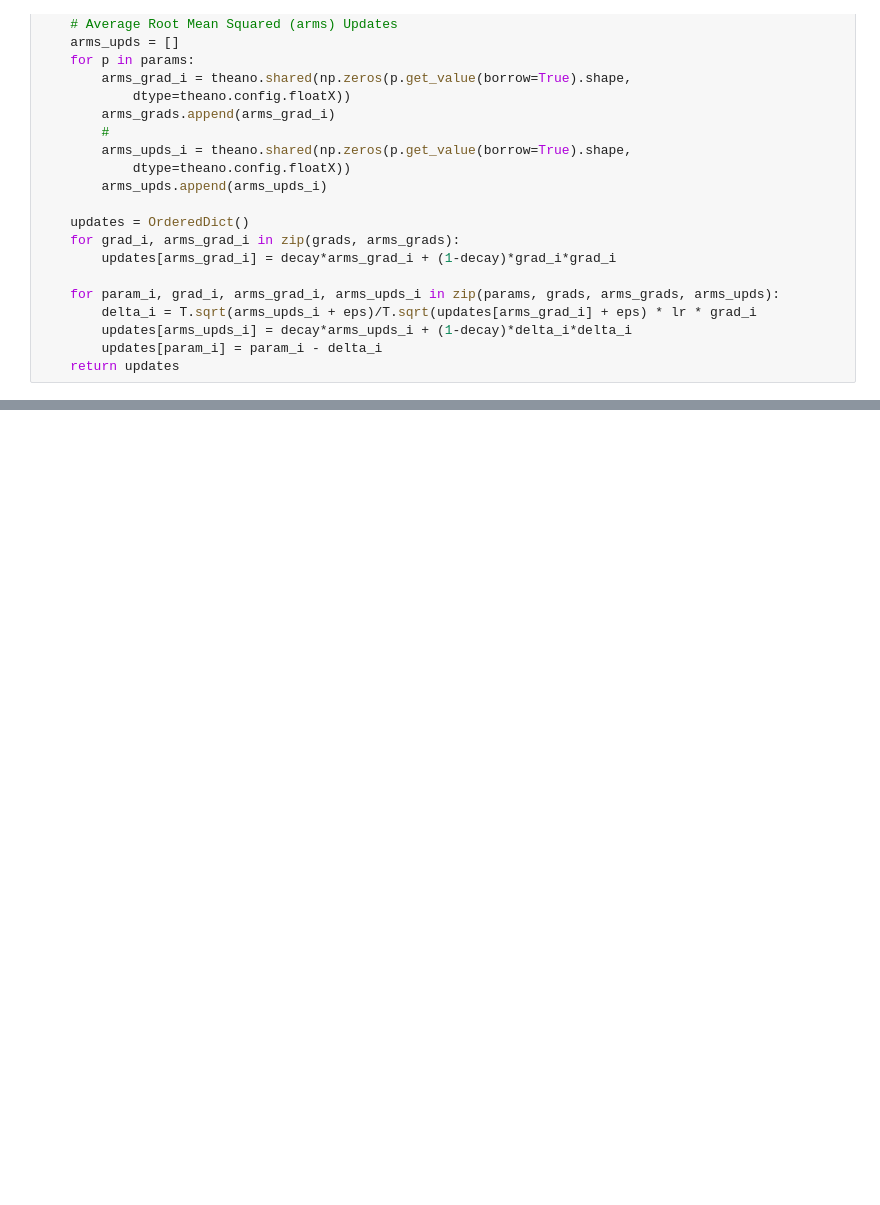
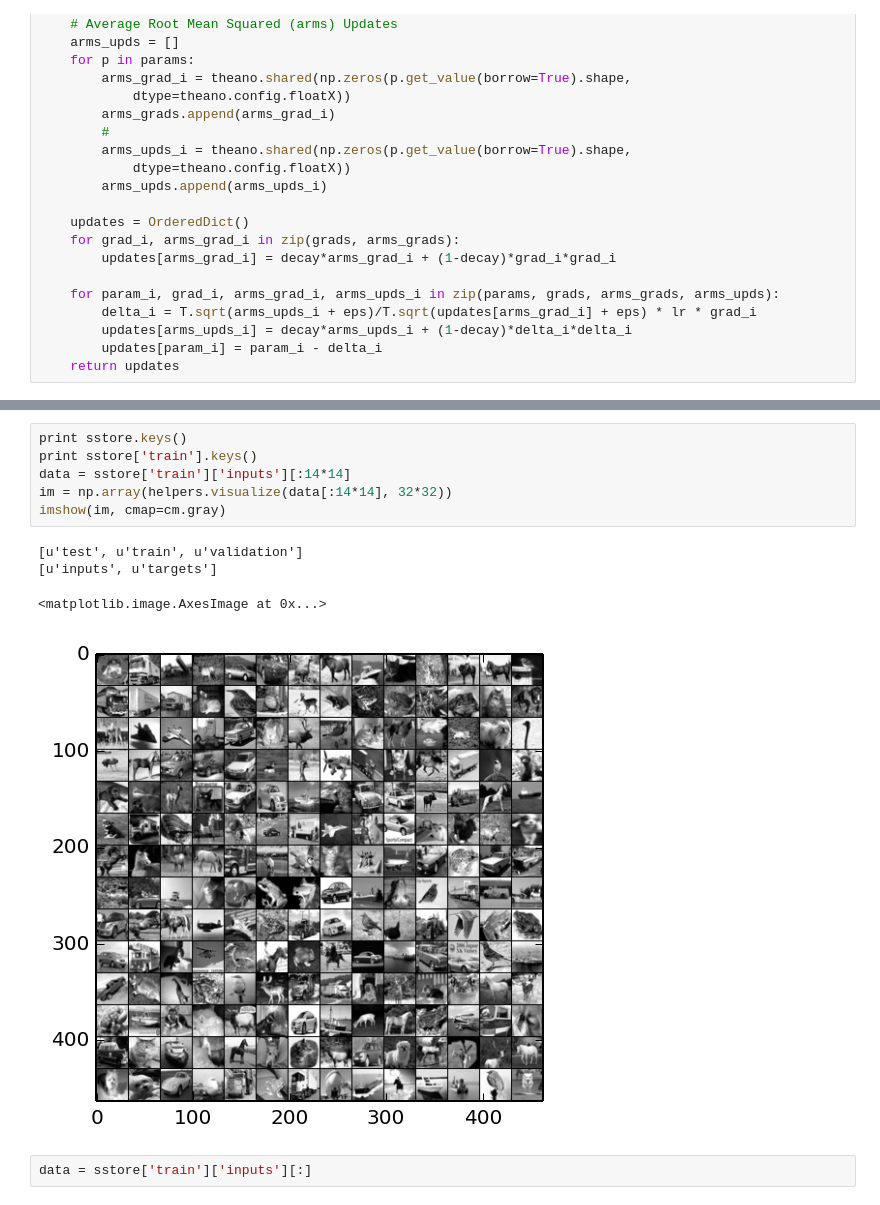
Before and after one commit to osdf/utils, a Jupyter notebook: notebooks/VAE-Testing.ipynb, the cells around one changed output, grey strips where cells are left out. Cells and saved outputs as stored; diff of their text form; blank space fills up the shorter version.

```diff
--- a/notebooks/VAE-Testing.ipynb
+++ b/notebooks/VAE-Testing.ipynb
@@ -325,0 +408,13 @@ imshow(im, cmap=cm.gray)
+# %%
+print sstore.keys()
+print sstore['train'].keys()
+data = sstore['train']['inputs'][:14*14]
+im = np.array(helpers.visualize(data[:14*14], 32*32))
+imshow(im, cmap=cm.gray)
+# %% [output]
+[u'test', u'train', u'validation']
+[u'inputs', u'targets']
+<matplotlib.image.AxesImage at 0x...>
+[figure, added]
+# %%
+data = sstore['train']['inputs'][:]
```
Also changed, not shown: parts of 19 cells of this notebook.
